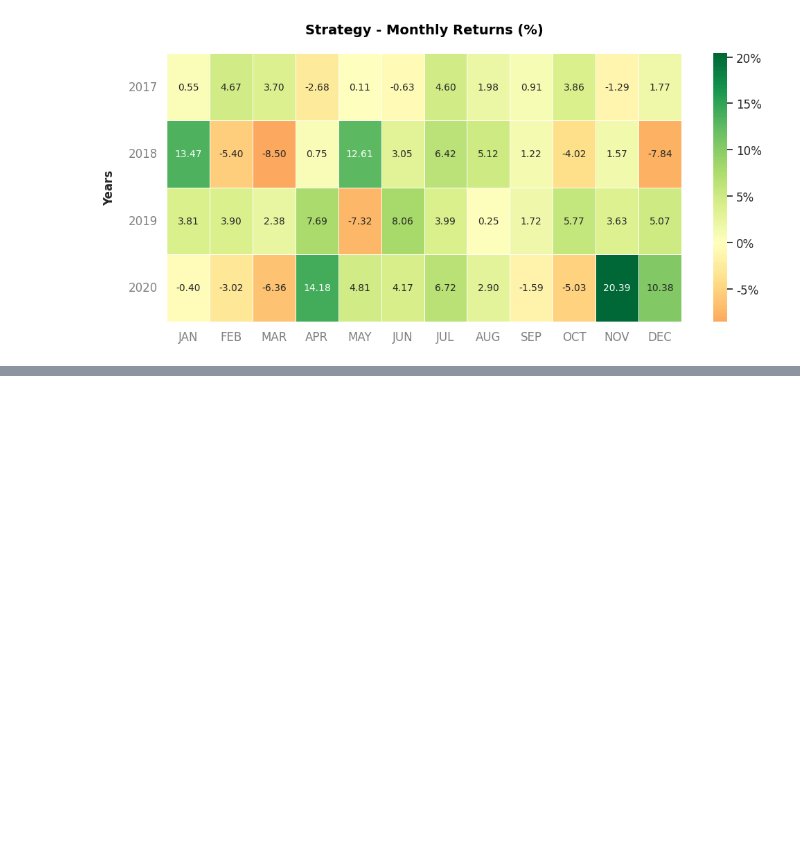
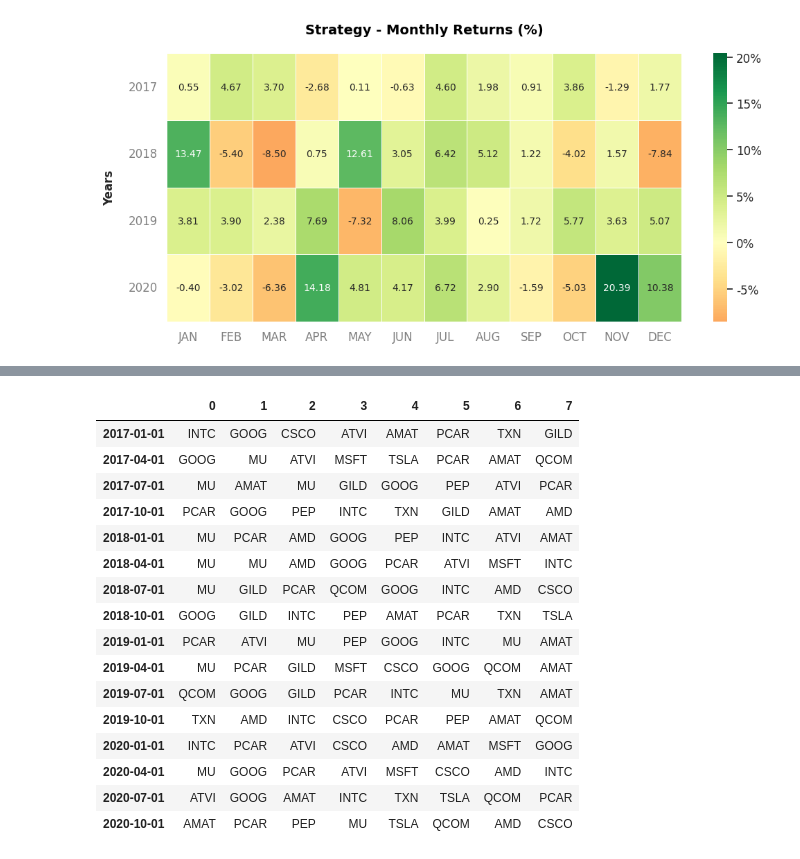
Before and after one commit to savio160502/TCC, a Jupyter notebook: Projeto.ipynb, the cells around one changed output, grey strips where cells are left out. Drawn from its saved outputs; the diff is of its cells as text; code cells hidden in the pictures; blank space fills up the shorter version.

```diff
--- a/Projeto.ipynb
+++ b/Projeto.ipynb
@@ -900,7 +916,6 @@ Strategy Visualization
 # %%
 def Analise_Fund(tickers,ratio,year):
     # WRT to cash, income and book value
-    columns = ['F-Score-Max', 'F-Score-Min', 'G-Score']
 
     # Ratios to derive out the value factor
     Full_table = pd.DataFrame()
@@ -1848,0 +2108,8 @@ Strategy Visualization
+# %%
+tickers = ["GILD", 'MU', 'AMAT', 'MSFT', 'AMD', 'CSCO', 'QCOM',
+       'GOOG', 'TSLA', 'TXN', 'INTC', 'ATVI', 'PEP', 'PCAR']
+ratio = ['peRatio', 'priceToSalesRatio', 'pbRatio', 'evToSales',
+         'debtToEquity', 'evToFreeCashFlow', 'debtToAssets', 'netDebtToEBITDA']
+year = ['2017','2018', '2019', '2020']
+
+Analise_Fund(tickers,ratio,year,'quarter')
@@ -1848,0 +2185,16 @@ Strategy Visualization
+# %%
+tickers = ["GILD", 'MU', 'AMAT', 'MSFT', 'AMD', 'CSCO', 'QCOM',
+       'GOOG', 'TSLA', 'TXN', 'INTC', 'ATVI', 'PEP', 'PCAR']
+
+year = ['2017','2018', '2019', '2020']
+
+f_score_ratio_max = ['roe', 'returnOnTangibleAssets',
+                     'researchAndDdevelopementToRevenue', 'currentRatio']
+
+f_score_ratio_min = ['averagePayables',
+                     'daysOfInventoryOnHand', 'interestDebtPerShare']
+
+g_score_ratio_max = ['netIncomePerShare', 'freeCashFlowPerShare',
+                     "shareholdersEquityPerShare", 'cashPerShare', 'bookValuePerShare', 'incomeQuality']
+
+Analise_Quant(tickers,f_score_ratio_min,f_score_ratio_max,g_score_ratio_max,year,'quarter')
@@ -1848,0 +2224,20 @@ Strategy Visualization
+# %%
+Estrategia_Quantamental(tickers,ratio,f_score_ratio_min,f_score_ratio_max,g_score_ratio_max,year,'quarter',8)
+# %% [output]
+|  | 0 | 1 | 2 | 3 | 4 | 5 | 6 | 7 |
+| 2017-01-01 | INTC | GOOG | CSCO | ATVI | AMAT | PCAR | TXN | GILD |
+| 2017-04-01 | GOOG | MU | ATVI | MSFT | TSLA | PCAR | AMAT | QCOM |
+| 2017-07-01 | MU | AMAT | MU | GILD | GOOG | PEP | ATVI | PCAR |
+| 2017-10-01 | PCAR | GOOG | PEP | INTC | TXN | GILD | AMAT | AMD |
+| 2018-01-01 | MU | PCAR | AMD | GOOG | PEP | INTC | ATVI | AMAT |
+| 2018-04-01 | MU | MU | AMD | GOOG | PCAR | ATVI | MSFT | INTC |
+| 2018-07-01 | MU | GILD | PCAR | QCOM | GOOG | INTC | AMD | CSCO |
+| 2018-10-01 | GOOG | GILD | INTC | PEP | AMAT | PCAR | TXN | TSLA |
+| 2019-01-01 | PCAR | ATVI | MU | PEP | GOOG | INTC | MU | AMAT |
+| 2019-04-01 | MU | PCAR | GILD | MSFT | CSCO | GOOG | QCOM | AMAT |
+| 2019-07-01 | QCOM | GOOG | GILD | PCAR | INTC | MU | TXN | AMAT |
+| 2019-10-01 | TXN | AMD | INTC | CSCO | PCAR | PEP | AMAT | QCOM |
+| 2020-01-01 | INTC | PCAR | ATVI | CSCO | AMD | AMAT | MSFT | GOOG |
+| 2020-04-01 | MU | GOOG | PCAR | ATVI | MSFT | CSCO | AMD | INTC |
+| 2020-07-01 | ATVI | GOOG | AMAT | INTC | TXN | TSLA | QCOM | PCAR |
+| 2020-10-01 | AMAT | PCAR | PEP | MU | TSLA | QCOM | AMD | CSCO |
```
Also changed, not shown: parts of 10 cells of this notebook.
